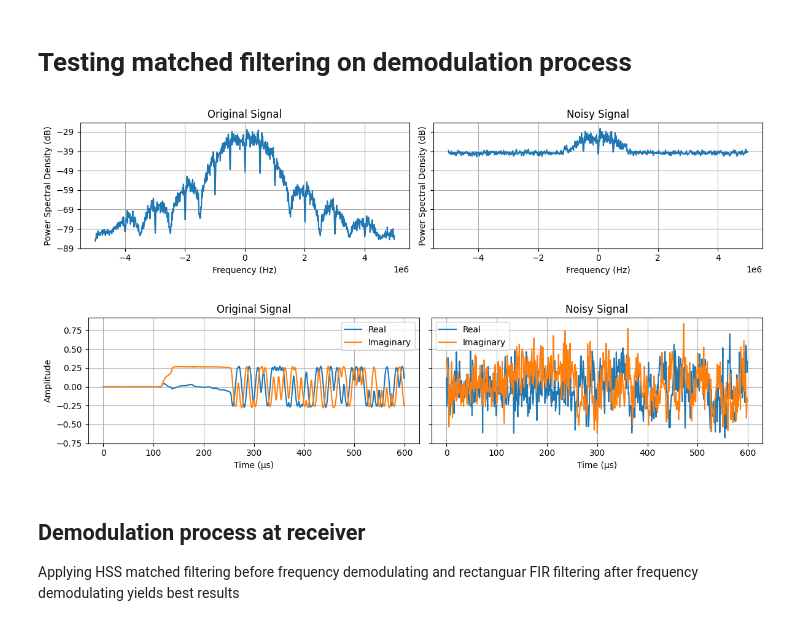
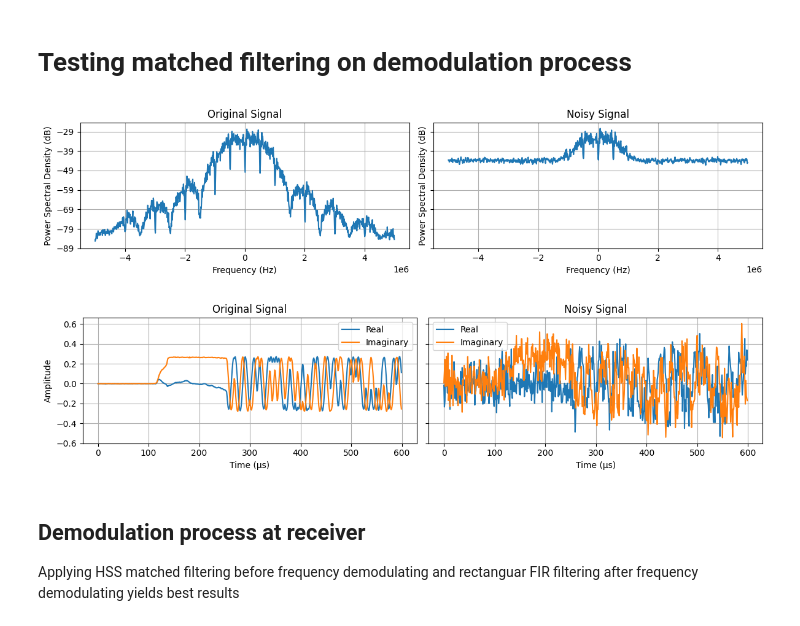
Before and after one commit to SDMote/SDR_projects, a Jupyter notebook: python_phy/jupyter_notebooks/802154_matched_filter_prototype.ipynb, the cells around one changed output. Saved outputs shown, nothing was run; the diff lists cells and outputs as text; code cells hidden in the pictures.

```diff
--- a/python_phy/jupyter_notebooks/802154_matched_filter_prototype.ipynb
+++ b/python_phy/jupyter_notebooks/802154_matched_filter_prototype.ipynb
@@ -24,36 +24,36 @@ plt.close("all")
 fs = 10e6  # Hz
 samples_per_chip = 5  # Samples per chip, 2 Mchip/s, but 1 Msym/s QPSK
 samples_per_symbol = 2 * samples_per_chip
 Rb = fs / samples_per_chip  # Baud rate
 filename = "802154_0dBm.dat"  # Open BLE file
 iq_samples = read_iq_data(f"../../capture_nRF/data/new/{filename}")
 fsk_deviation_802154: float = 500e3  # Hz, when interpreting HSS O-QPSK as MSK
 
-desired_SNR = 0  # dB
+desired_SNR = 4  # dB
 signal_present = (8000, 35000)
 iq_samples_noisy = add_awgn_signal_present(iq_samples, desired_SNR, signal_present)
 
 figsize = (12, 3)
 plot_periodograms(
     [iq_samples, iq_samples_noisy],
     fs=fs,
     titles=["Original Signal", "Noisy Signal"],
     figsize=figsize,
     NFFT=1024,
     horizontal=True,
 )
 time_interval = (6800, 7400)
 # time_interval = (0, -1)
 plot_complex_time(
     [iq_samples[time_interval[0] : time_interval[1]], iq_samples_noisy[time_interval[0] : time_interval[1]]],
     fs=fs,
     titles=["Original Signal", "Noisy Signal"],
     figsize=figsize,
     horizontal=True,
 )
 # %% [output]
-[figure, old version]
+[figure, new version]
-[figure, old version]
+[figure, new version]
 # %% [markdown]
 ## Demodulation process at receiver
 Applying HSS matched filtering before frequency demodulating and rectanguar FIR filtering after frequency demodulating yields best results
```
Also changed, not shown: parts of 4 cells of this notebook, 2 other files.
